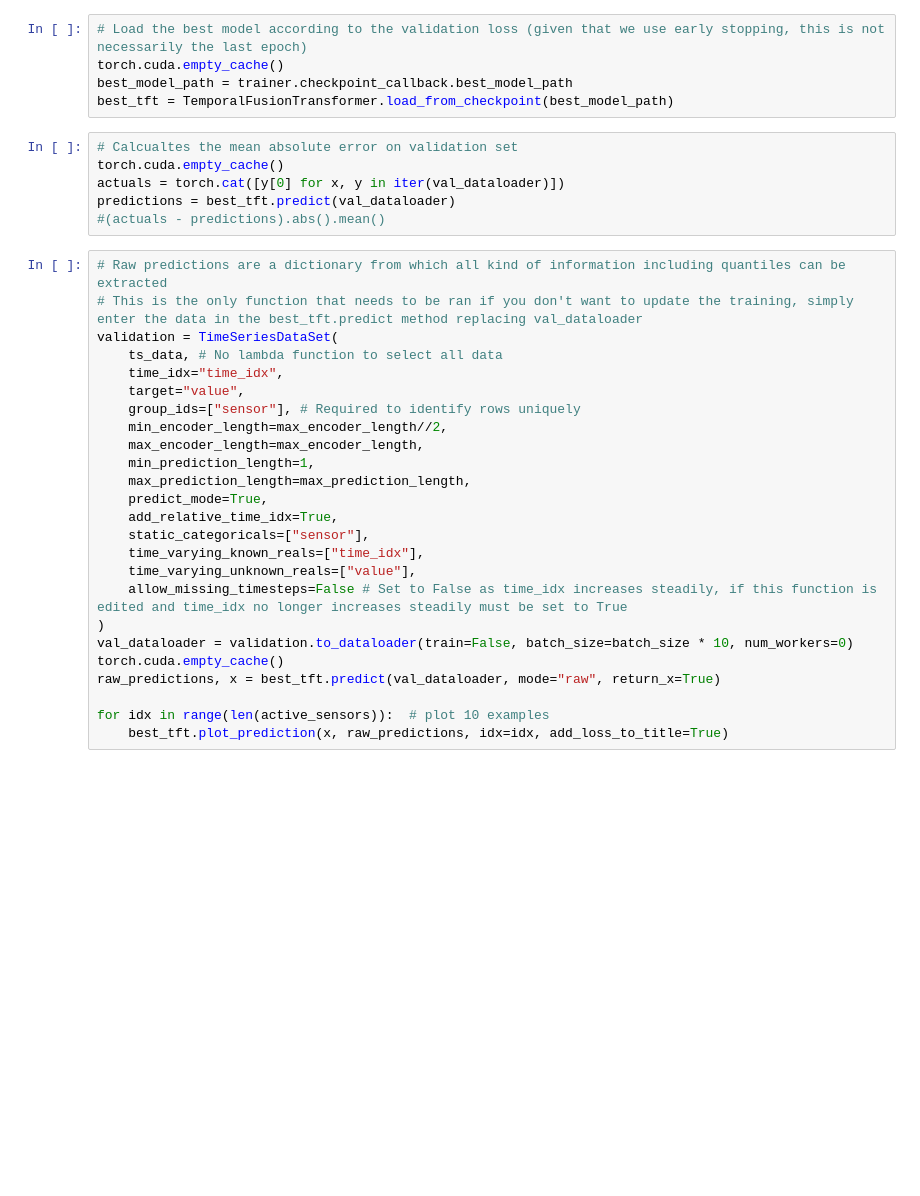
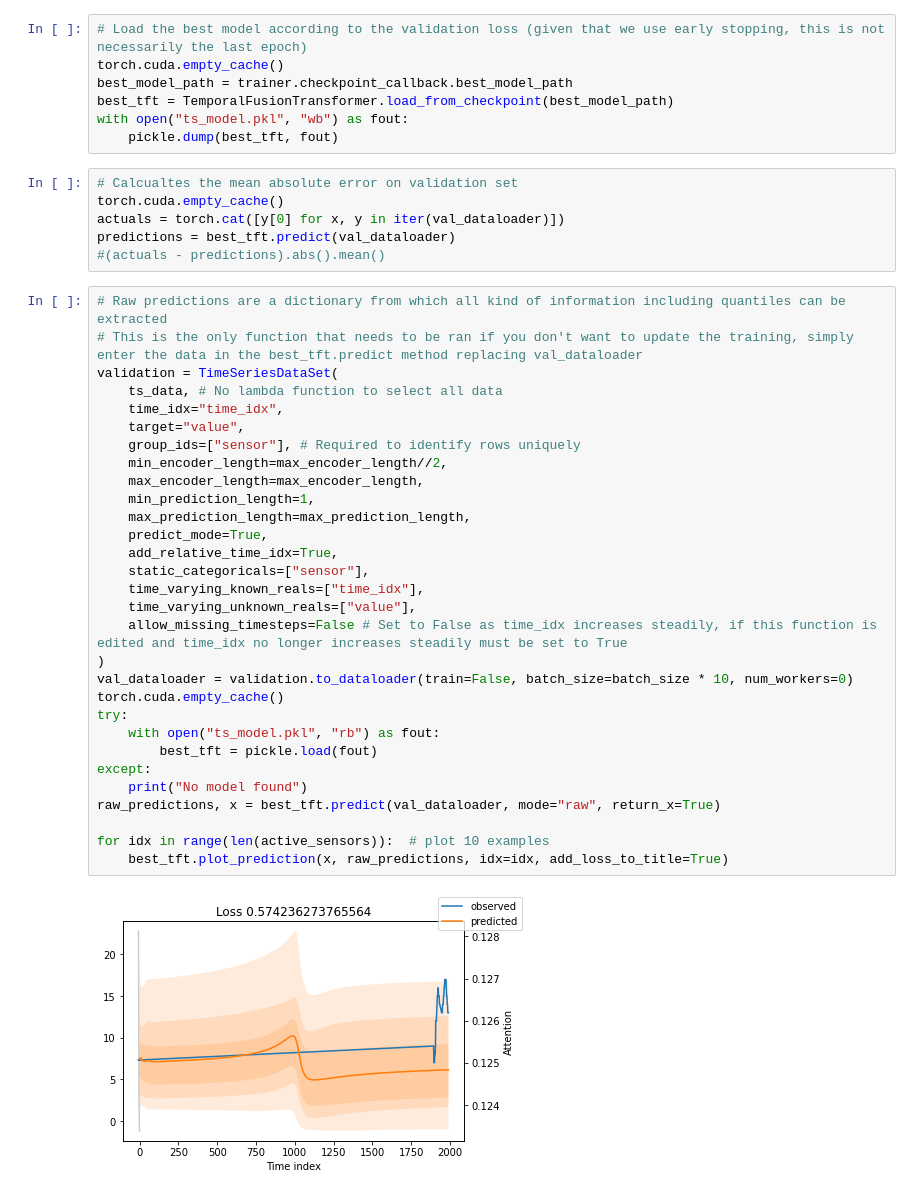
Before and after one commit to ChrisMott97/Structural-Health-Monitoring-Group-Project, a Jupyter notebook: time-series/ts_nn.ipynb, the cells around one changed output. Cells and saved outputs as stored; diff of their text form; blank space fills up the shorter version.

```diff
--- a/time-series/ts_nn.ipynb
+++ b/time-series/ts_nn.ipynb
@@ -225,6 +286,8 @@ study.best_trial.params
 torch.cuda.empty_cache()
 best_model_path = trainer.checkpoint_callback.best_model_path
 best_tft = TemporalFusionTransformer.load_from_checkpoint(best_model_path)
+with open("ts_model.pkl", "wb") as fout:
+    pickle.dump(best_tft, fout)
 # %%
 # Calcualtes the mean absolute error on validation set
 torch.cuda.empty_cache()
@@ -234,25 +297,32 @@ predictions = best_tft.predict(val_dataloader)
 # %%
 # Raw predictions are a dictionary from which all kind of information including quantiles can be extracted
 # This is the only function that needs to be ran if you don't want to update the training, simply enter the data in the best_tft.predict method replacing val_dataloader
 validation = TimeSeriesDataSet(
     ts_data, # No lambda function to select all data
     time_idx="time_idx",
     target="value",
     group_ids=["sensor"], # Required to identify rows uniquely
     min_encoder_length=max_encoder_length//2,
     max_encoder_length=max_encoder_length,
     min_prediction_length=1,
     max_prediction_length=max_prediction_length,
     predict_mode=True,
     add_relative_time_idx=True,
     static_categoricals=["sensor"],
     time_varying_known_reals=["time_idx"],
     time_varying_unknown_reals=["value"],
     allow_missing_timesteps=False # Set to False as time_idx increases steadily, if this function is edited and time_idx no longer increases steadily must be set to True
 )
 val_dataloader = validation.to_dataloader(train=False, batch_size=batch_size * 10, num_workers=0)
 torch.cuda.empty_cache()
+try:
+    with open("ts_model.pkl", "rb") as fout:
+        best_tft = pickle.load(fout)
+except:
+    print("No model found")
 raw_predictions, x = best_tft.predict(val_dataloader, mode="raw", return_x=True)
 
 for idx in range(len(active_sensors)):  # plot 10 examples
     best_tft.plot_prediction(x, raw_predictions, idx=idx, add_loss_to_title=True)
+# %% [output]
+[figure, added]
```
Also changed, not shown: parts of 11 cells of this notebook, 2 other files.
